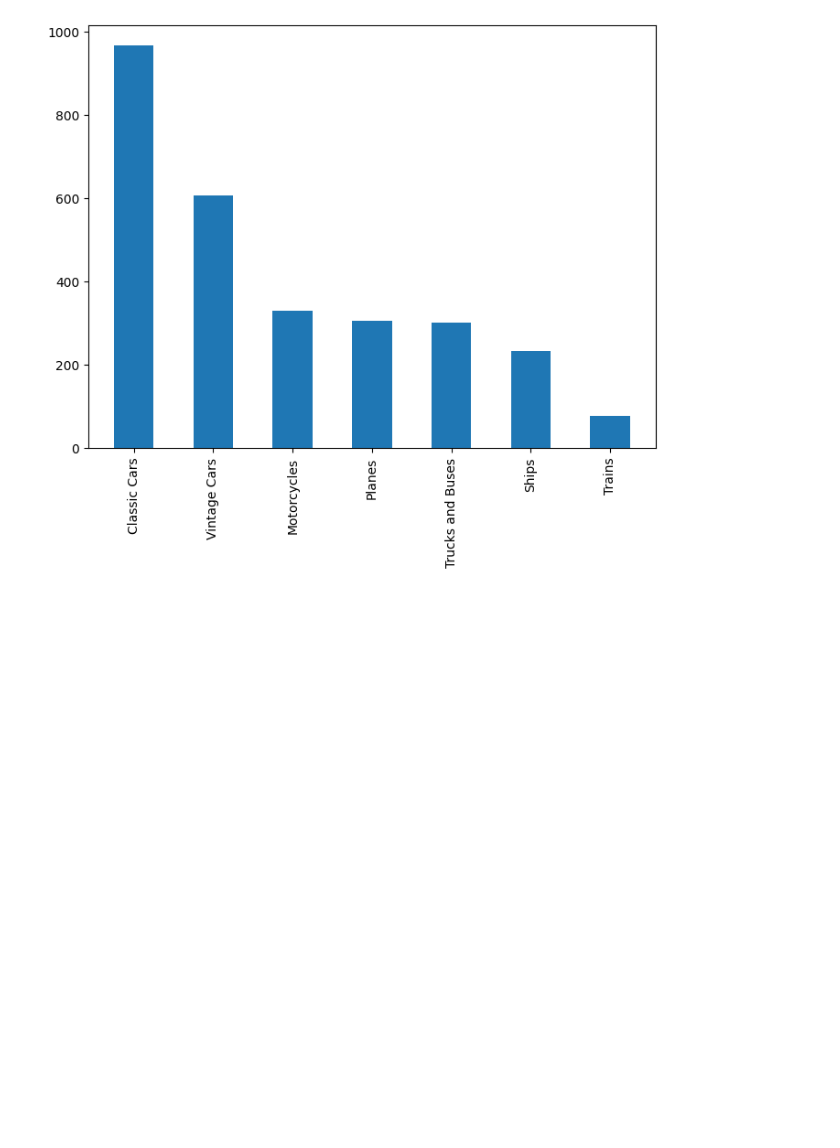
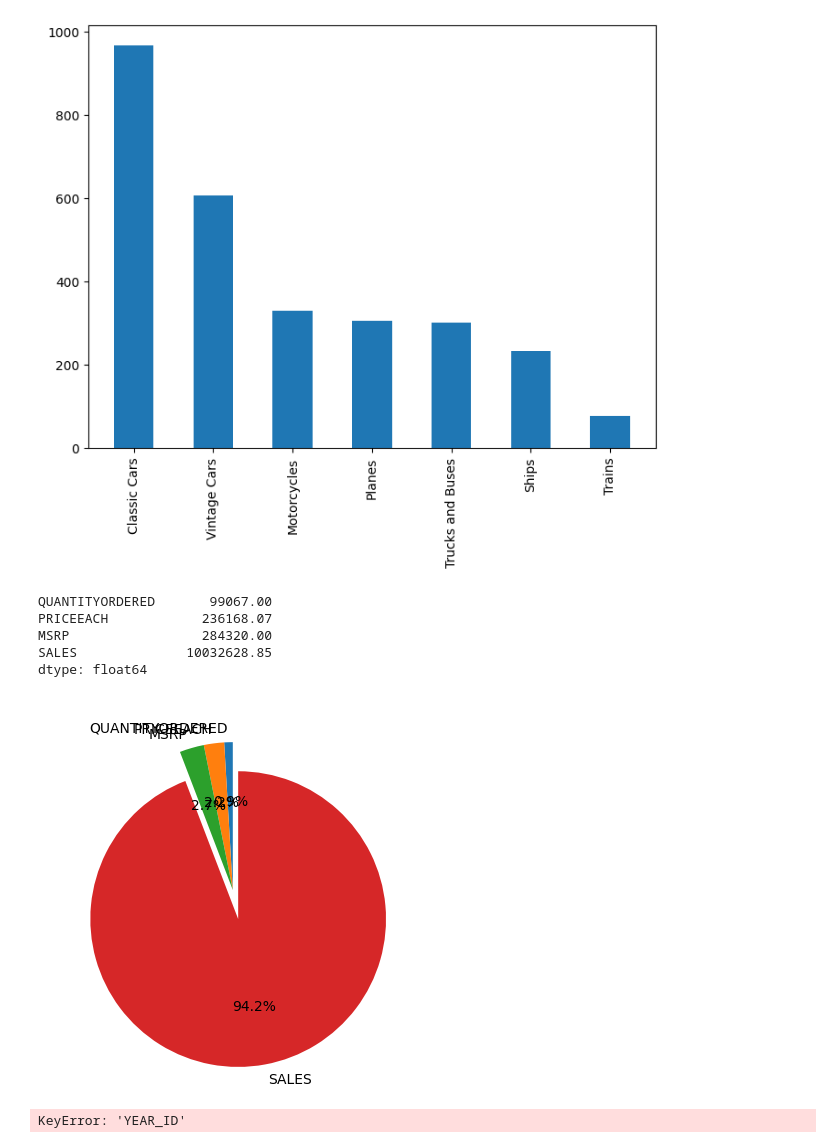
Before and after one commit to PremKarhale/Numpy, a Jupyter notebook: Matplotlib/barchart.ipynb, the cells around one changed output. Cells and saved outputs as stored; diff of their text form; code cells hidden in the pictures; blank space fills up the shorter version.

```diff
--- a/Matplotlib/barchart.ipynb
+++ b/Matplotlib/barchart.ipynb
@@ -78,3 +80,31 @@ plt.bar(x_bar,y_bar,width=0.5)
 plt.show()
 # %% [output]
 [figure]
+# %%
+
+df = data[['QUANTITYORDERED','PRICEEACH','MSRP','SALES']]
+trans=df.T.sum(axis='columns')
+print(trans)
+# %% [output]
+QUANTITYORDERED       99067.00
+PRICEEACH            236168.07
+MSRP                 284320.00
+SALES              10032628.85
+dtype: float64
+# %%
+#syntax for pie chart autopct is used to write the values inside the portion
+plt.pie(trans , labels=trans.index ,startangle=90 , explode=(0 , 0,0,0.2) , autopct='%1.1f%%')
+plt.show()
+# %% [output]
+[figure, added]
+# %%
+sales_per_year = data.groupby('YEAR_ID')['SALES'].sum()
+
+plt.figure(figsize=(10,6))
+plt.bar(sales_per_year.index, sales_per_year.values, color='orange', edgecolor='black')
+plt.title('Total Sales Per Year')
+plt.xlabel('Year')
+plt.ylabel('Total Sales')
+plt.show()
+# %% [output]
+KeyError: 'YEAR_ID'
```
Also changed, not shown: parts of 1 cell of this notebook.
